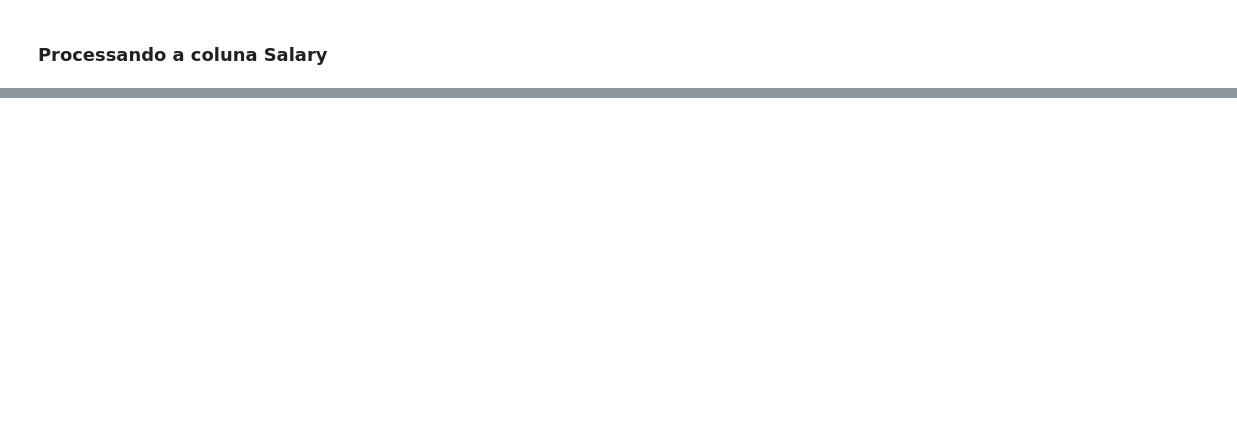
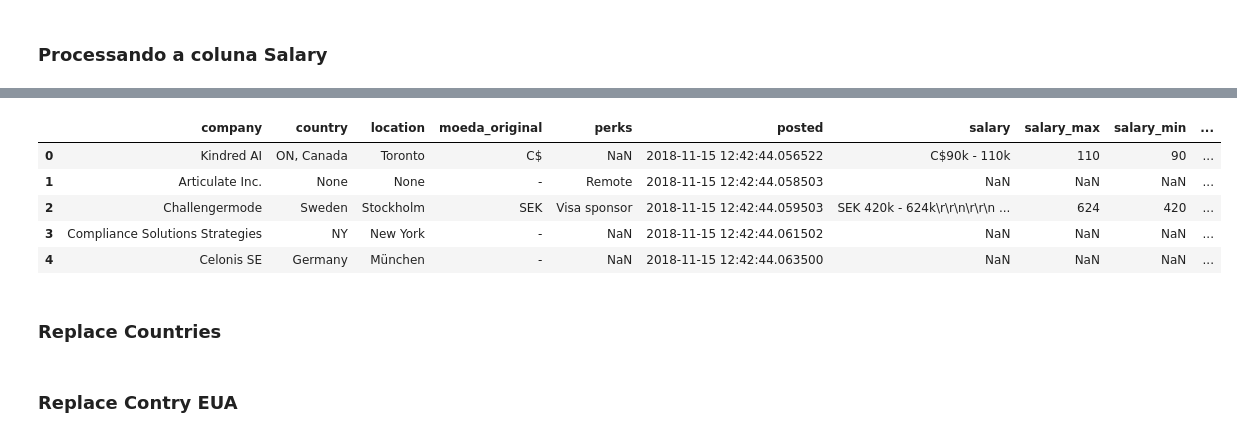
Before and after one commit to GuilhermeDomith/mineracao_de_dados, a Jupyter notebook: 03_coleta_de_dados/cleaning_data_stack_overflow.ipynb, the cells around one changed output, grey strips where cells are left out. Saved outputs shown, nothing was run; the diff lists cells and outputs as text; code cells hidden in the pictures; blank space fills up the shorter version.

```diff
--- a/03_coleta_de_dados/cleaning_data_stack_overflow.ipynb
+++ b/03_coleta_de_dados/cleaning_data_stack_overflow.ipynb
@@ -158,0 +98,48 @@ moedas = {
+# %%
+# Valor para conversão de uma moeda para Real
+moedas = {
+    'R$': 1, # Real
+    'C$': 2.88, # Dolar Canadense
+    '£': 4.91, # Libra esterlina, Reino Unido
+    '€': 4.30, # Euro
+    '₹': 0.052, # Rúpia indiana
+    'A$': 2.75, # Dolar Australiano
+    'zł': 1, # Zloti polonês
+    'SEK': 0.42, # Coroa Sueca
+    'CHF': 3.76, # Franco suíço
+    'MXN': 0.19, # Peso mexicano
+    'R': 0.26, # Rand Sul-Africano
+    '$': 3.78, # Dolar Americano
+}
+# %%
+def clear_salary(row):
+    row['moeda_original'] = '-'
+
+    if isinstance(row['salary'], float):
+        return row
+
+    for moeda in moedas.keys():
+        if moeda in row['salary']:
+            min_max_list = re.sub('[^\d-]','', row['salary']).split('-')
+
+            if len(min_max_list) == 2:
+                row['salary_min'], row['salary_max'] = tuple(min_max_list)
+            else:
+                row['salary_max'] = min_max_list[0]
+
+            row['moeda_original'] = moeda
+            break
+
+    return row
+
+df = df.apply(clear_salary, axis=1)
+df.head()
+# %% [output]
+|  | company | country | location | moeda_original | perks | posted | salary | salary_max | salary_min | ... |
+| 0 | Kindred AI | ON, Canada | Toronto | C$ | NaN | 2018-11-15 12:42:44.056522 | C$90k - 110k | 110 | 90 | ... |
+| 1 | Articulate Inc. | None | None | - | Remote | 2018-11-15 12:42:44.058503 | NaN | NaN | NaN | ... |
+| 2 | Challengermode | Sweden | Stockholm | SEK | Visa sponsor | 2018-11-15 12:42:44.059503 | SEK 420k - 624k\r\r\n\r\r\n ... | 624 | 420 | ... |
+| 3 | Compliance Solutions Strategies | NY | New York | - | NaN | 2018-11-15 12:42:44.061502 | NaN | NaN | NaN | ... |
+| 4 | Celonis SE | Germany | München | - | NaN | 2018-11-15 12:42:44.063500 | NaN | NaN | NaN | ... |
+# %% [markdown]
+### Replace Countries
@@ -158,0 +162,2 @@ moedas = {
+# %% [markdown]
+### Replace Contry EUA
```
Also changed, not shown: parts of 24 cells of this notebook, 9 other files.
